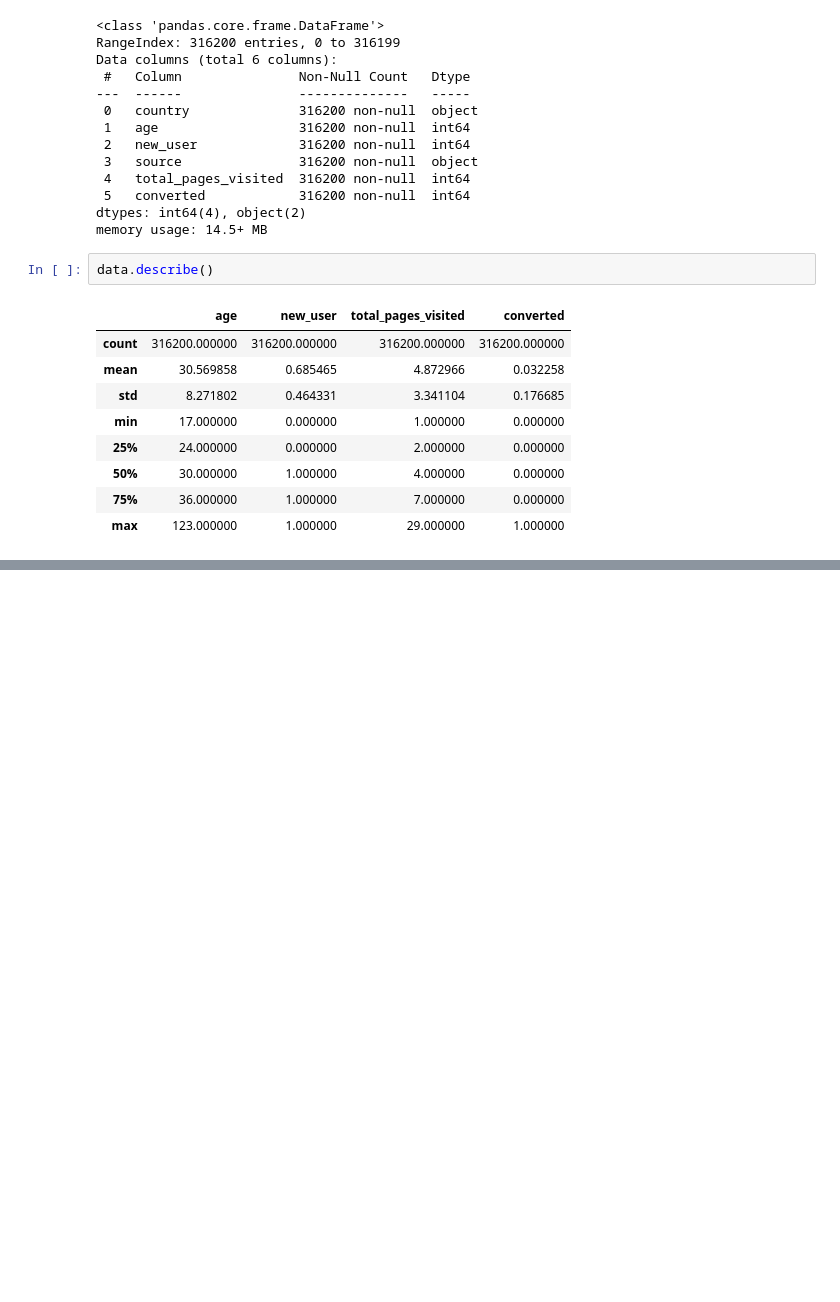
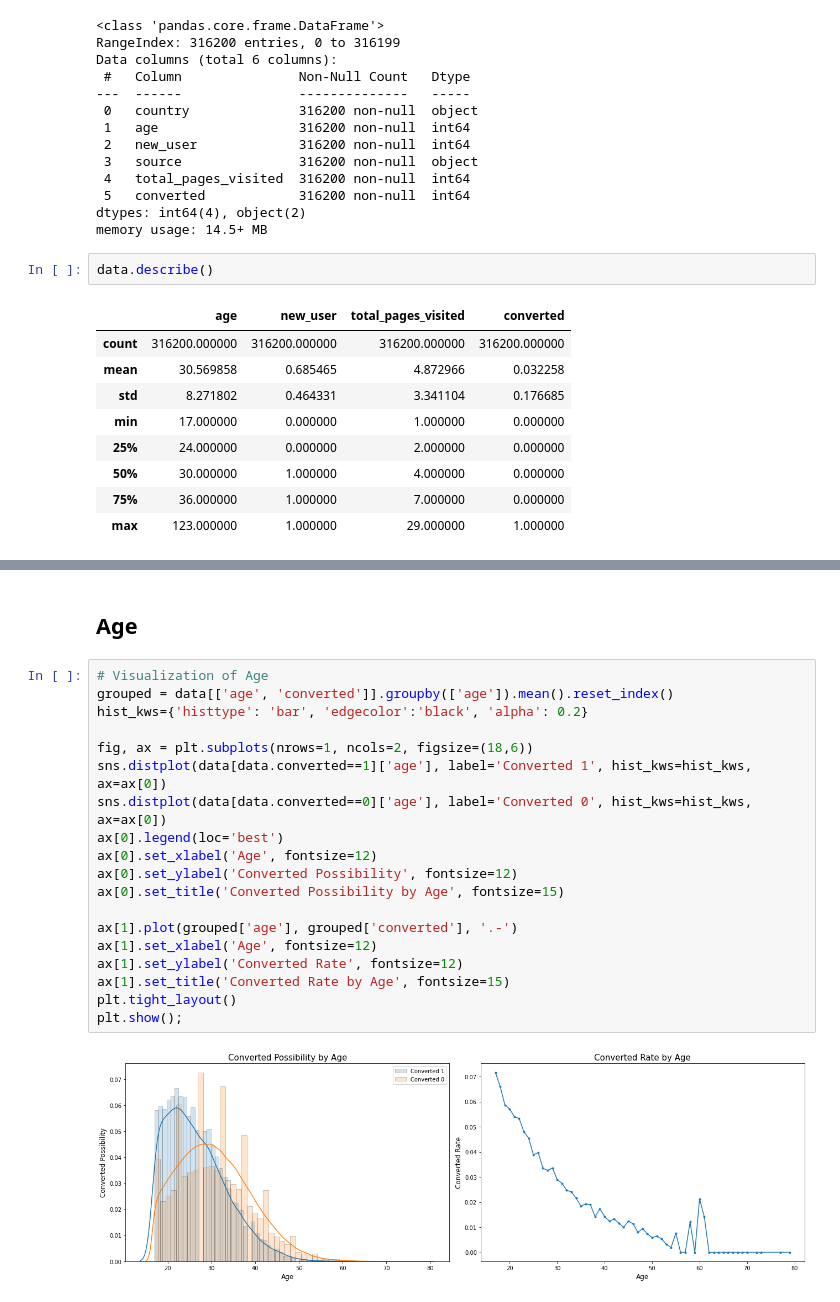
Before and after one commit to xtian20/data_project, a Jupyter notebook: Conversion_Rate.ipynb, the cells around one changed output, grey strips where cells are left out. Drawn from its saved outputs; the diff is of its cells as text; blank space fills up the shorter version.

```diff
--- a/Conversion_Rate.ipynb
+++ b/Conversion_Rate.ipynb
@@ -362,0 +156,23 @@ H2O session _sid_986c closed.
+# %% [markdown]
+## Age
+# %%
+# Visualization of Age
+grouped = data[['age', 'converted']].groupby(['age']).mean().reset_index()
+hist_kws={'histtype': 'bar', 'edgecolor':'black', 'alpha': 0.2}
+
+fig, ax = plt.subplots(nrows=1, ncols=2, figsize=(18,6))
+sns.distplot(data[data.converted==1]['age'], label='Converted 1', hist_kws=hist_kws, ax=ax[0])
+sns.distplot(data[data.converted==0]['age'], label='Converted 0', hist_kws=hist_kws, ax=ax[0])
+ax[0].legend(loc='best')
+ax[0].set_xlabel('Age', fontsize=12)
+ax[0].set_ylabel('Converted Possibility', fontsize=12)
+ax[0].set_title('Converted Possibility by Age', fontsize=15)
+
+ax[1].plot(grouped['age'], grouped['converted'], '.-')
+ax[1].set_xlabel('Age', fontsize=12)
+ax[1].set_ylabel('Converted Rate', fontsize=12)
+ax[1].set_title('Converted Rate by Age', fontsize=15)
+plt.tight_layout()
+plt.show();
+# %% [output]
+[figure, added]
```
Also changed, not shown: parts of 92 cells of this notebook.
